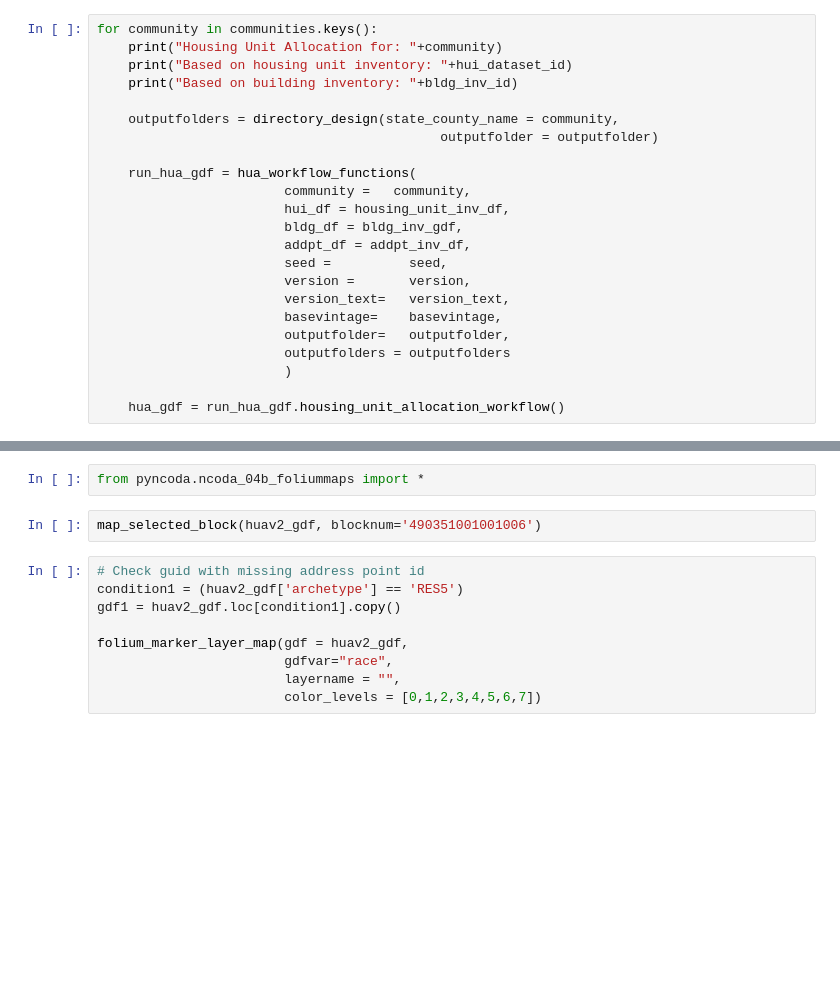
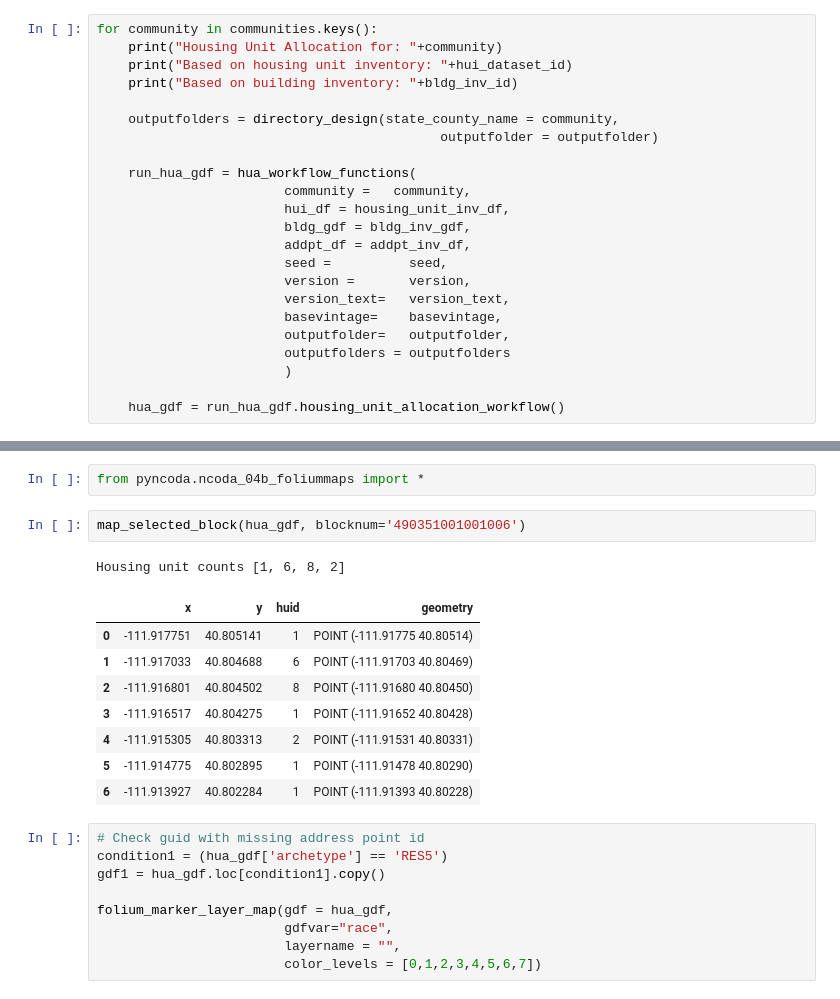
Before and after one commit to npr99/intersect-community-data, a Jupyter notebook: ncoda_07cv3_run_HUA_workflow.ipynb, the cells around one changed output, grey strips where cells are left out. Cells and saved outputs as stored; diff of their text form; blank space fills up the shorter version.

```diff
--- a/ncoda_07cv3_run_HUA_workflow.ipynb
+++ b/ncoda_07cv3_run_HUA_workflow.ipynb
@@ -491,7 +495,7 @@ for community in communities.keys():
     run_hua_gdf = hua_workflow_functions(
                         community =   community,
                         hui_df = housing_unit_inv_df,
-                        bldg_df = bldg_inv_gdf,
+                        bldg_gdf = bldg_inv_gdf,
                         addpt_df = addpt_inv_df,
                         seed =          seed,
                         version =       version,
@@ -527,13 +569,23 @@ hua_gdf.head()
 # %%
 from pyncoda.ncoda_04b_foliummaps import *
 # %%
-map_selected_block(huav2_gdf, blocknum='490351001001006')
+map_selected_block(hua_gdf, blocknum='490351001001006')
+# %% [output]
+Housing unit counts [1, 6, 8, 2]
+|  | x | y | huid | geometry |
+| 0 | -111.917751 | 40.805141 | 1 | POINT (-111.91775 40.80514) |
+| 1 | -111.917033 | 40.804688 | 6 | POINT (-111.91703 40.80469) |
+| 2 | -111.916801 | 40.804502 | 8 | POINT (-111.91680 40.80450) |
+| 3 | -111.916517 | 40.804275 | 1 | POINT (-111.91652 40.80428) |
+| 4 | -111.915305 | 40.803313 | 2 | POINT (-111.91531 40.80331) |
+| 5 | -111.914775 | 40.802895 | 1 | POINT (-111.91478 40.80290) |
+| 6 | -111.913927 | 40.802284 | 1 | POINT (-111.91393 40.80228) |
 # %%
 # Check guid with missing address point id
-condition1 = (huav2_gdf['archetype'] == 'RES5')
-gdf1 = huav2_gdf.loc[condition1].copy()
+condition1 = (hua_gdf['archetype'] == 'RES5')
+gdf1 = hua_gdf.loc[condition1].copy()
 
-folium_marker_layer_map(gdf = huav2_gdf,
+folium_marker_layer_map(gdf = hua_gdf,
                         gdfvar="race",
                         layername = "",
                         color_levels = [0,1,2,3,4,5,6,7])
```
Also changed, not shown: parts of 5 cells of this notebook, 3 other files.
